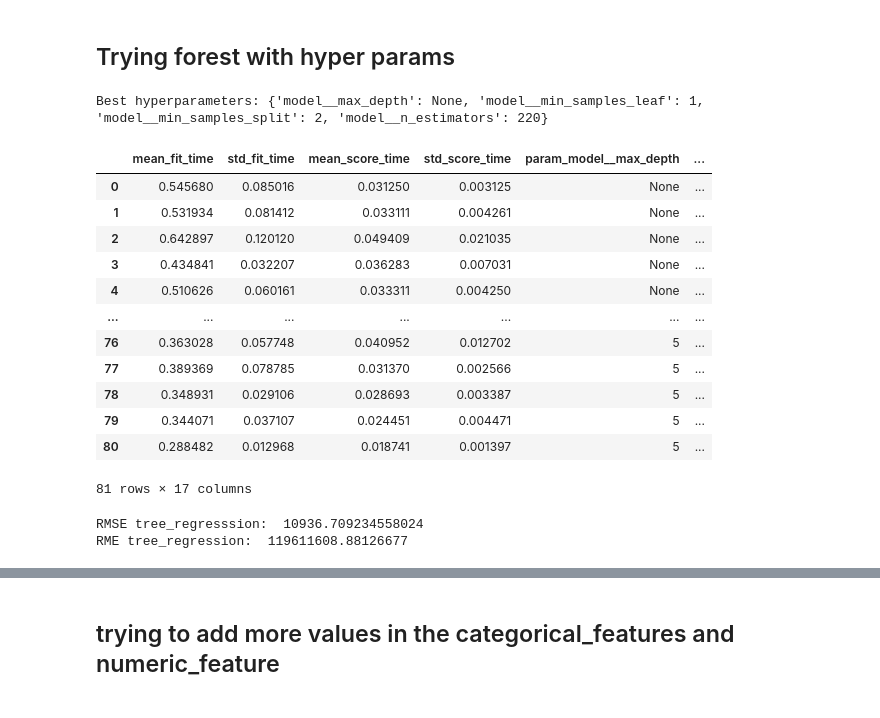
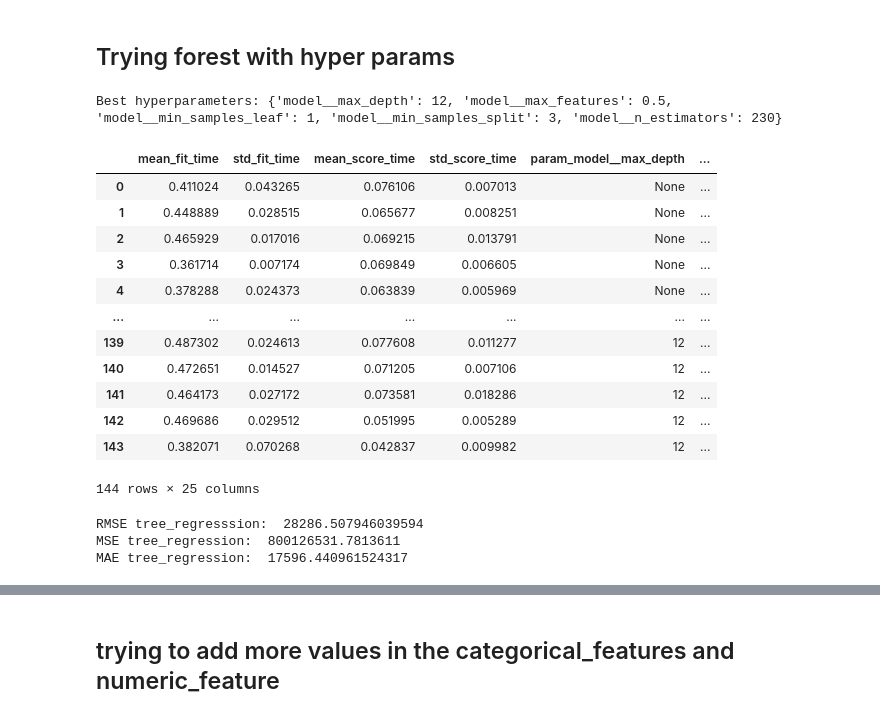
Before and after one commit to Piexgear/mc_match, a Jupyter notebook: models/valuation.ipynb, the cells around one changed output, grey strips where cells are left out. Saved outputs shown, nothing was run; the diff lists cells and outputs as text; code cells hidden in the pictures.

```diff
--- a/models/valuation.ipynb
+++ b/models/valuation.ipynb
@@ -65,15 +65,22 @@ memory usage: 66.5 KB
 # %% [markdown]
 ## Spliting the data
 # %%
-categorical_features = ["Company"]
+categorical_features = [
+    "Company",
+    "Body Type",
+    "Looks",
+    "Country of Origin",
+    "Transmission Type",
+    "Drivetrain"
+]
 
 numeric_features = [
     "Number of cc",
     "Horsepower",
     "Torque",
     "Year",
-    "Price (SEK)",
-    "Number of Cylinders"
+    "Number of Cylinders",
+    "Number of Seating",
 ]
 
 x = df[categorical_features + numeric_features]
@@ -146,41 +136,68 @@ model = Pipeline(
 # %%
 tree_reg = Pipeline([
     ("preprocessor", preprocessor),
-    ("model", RandomForestRegressor(random_state=42))])
+    ("model", RandomForestRegressor(random_state=42, n_jobs=-1))])
 hyperparameters = {
     "model__n_estimators": [210, 220, 230],
-    "model__max_depth": [None, 1, 5],
-    "model__min_samples_split": [2, 3, 5],
-    "model__min_samples_leaf": [1, 2, 4]
+    "model__max_depth": [None, 5, 10, 12],
+    "model__min_samples_split": [2, 3],
+    "model__min_samples_leaf": [1, 2],
+    "model__max_features": ["sqrt", 0.5, 0.8]
 }
 
-tree_reg_gs = GridSearchCV(tree_reg, hyperparameters, cv=5, scoring='neg_mean_squared_error', n_jobs=-1)
+# Best Hyperparams
+# n_estimators=220,
+# max_depth=None,
+# min_samples_split=3,
+# min_samples_leaf=1,
+# max_features=0.5,
+# random_state=42
+
+tree_reg_gs = GridSearchCV(tree_reg, hyperparameters, cv=5, scoring='neg_root_mean_squared_error', n_jobs=-1, return_train_score=True)
 tree_reg_gs.fit(x_train, y_train)
 
 tree_reg_pred = tree_reg_gs.predict(x_val)
 print("Best hyperparameters:", tree_reg_gs.best_params_)
 pd.DataFrame(tree_reg_gs.cv_results_)
+
+
+# old Best hyperparameters: {
+#   'model__max_depth': None,
+#   'model__max_features': 0.5,
+#   'model__min_samples_leaf': 1,
+#   'model__min_samples_split': 3,
+#   'model__n_estimators': 220}
+
+
+#   'model__max_depth': 10,
+#   'model__max_features': 0.8,
+#   'model__min_samples_leaf': 1,
+#   'model__min_samples_split': 3,
+#   'model__n_estimators': 220,
 # %% [output]
-Best hyperparameters: {'model__max_depth': None, 'model__min_samples_leaf': 1, 'model__min_samples_split': 2, 'model__n_estimators': 220}
+Best hyperparameters: {'model__max_depth': 12, 'model__max_features': 0.5, 'model__min_samples_leaf': 1, 'model__min_samples_split': 3, 'model__n_estimators': 230}
 |  | mean_fit_time | std_fit_time | mean_score_time | std_score_time | param_model__max_depth | ... |
-| 0 | 0.545680 | 0.085016 | 0.031250 | 0.003125 | None | ... |
-| 1 | 0.531934 | 0.081412 | 0.033111 | 0.004261 | None | ... |
-| 2 | 0.642897 | 0.120120 | 0.049409 | 0.021035 | None | ... |
-| 3 | 0.434841 | 0.032207 | 0.036283 | 0.007031 | None | ... |
-| 4 | 0.510626 | 0.060161 | 0.033311 | 0.004250 | None | ... |
+| 0 | 0.411024 | 0.043265 | 0.076106 | 0.007013 | None | ... |
+| 1 | 0.448889 | 0.028515 | 0.065677 | 0.008251 | None | ... |
+| 2 | 0.465929 | 0.017016 | 0.069215 | 0.013791 | None | ... |
+| 3 | 0.361714 | 0.007174 | 0.069849 | 0.006605 | None | ... |
+| 4 | 0.378288 | 0.024373 | 0.063839 | 0.005969 | None | ... |
 | ... | ... | ... | ... | ... | ... | ... |
-| 76 | 0.363028 | 0.057748 | 0.040952 | 0.012702 | 5 | ... |
-| 77 | 0.389369 | 0.078785 | 0.031370 | 0.002566 | 5 | ... |
-| 78 | 0.348931 | 0.029106 | 0.028693 | 0.003387 | 5 | ... |
-| 79 | 0.344071 | 0.037107 | 0.024451 | 0.004471 | 5 | ... |
-| 80 | 0.288482 | 0.012968 | 0.018741 | 0.001397 | 5 | ... |
+| 139 | 0.487302 | 0.024613 | 0.077608 | 0.011277 | 12 | ... |
+| 140 | 0.472651 | 0.014527 | 0.071205 | 0.007106 | 12 | ... |
+| 141 | 0.464173 | 0.027172 | 0.073581 | 0.018286 | 12 | ... |
+| 142 | 0.469686 | 0.029512 | 0.051995 | 0.005289 | 12 | ... |
+| 143 | 0.382071 | 0.070268 | 0.042837 | 0.009982 | 12 | ... |
-81 rows × 17 columns
+144 rows × 25 columns
 # %%
 tree_rmse = root_mean_squared_error(y_val,tree_reg_pred)
 tree_mse = mean_squared_error(y_val, tree_reg_pred)
+tree_mae = mean_absolute_error(y_val, tree_reg_pred)
 
 print("RMSE tree_regresssion: ", tree_rmse)
-print("RME tree_regression: ", tree_mse)
+print("MSE tree_regression: ", tree_mse)
+print("MAE tree_regression: ", tree_mae)
 # %% [output]
-RMSE tree_regresssion:  10936.709234558024
-RME tree_regression:  119611608.88126677
+RMSE tree_regresssion:  28286.507946039594
+MSE tree_regression:  800126531.7813611
+MAE tree_regression:  17596.440961524317
```
Also changed, not shown: parts of 20 cells of this notebook, 3 other files.
